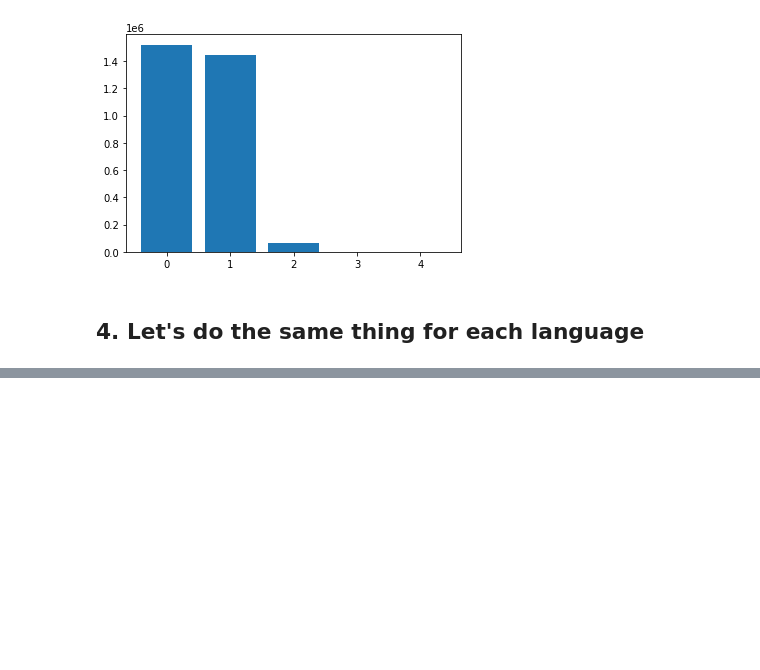
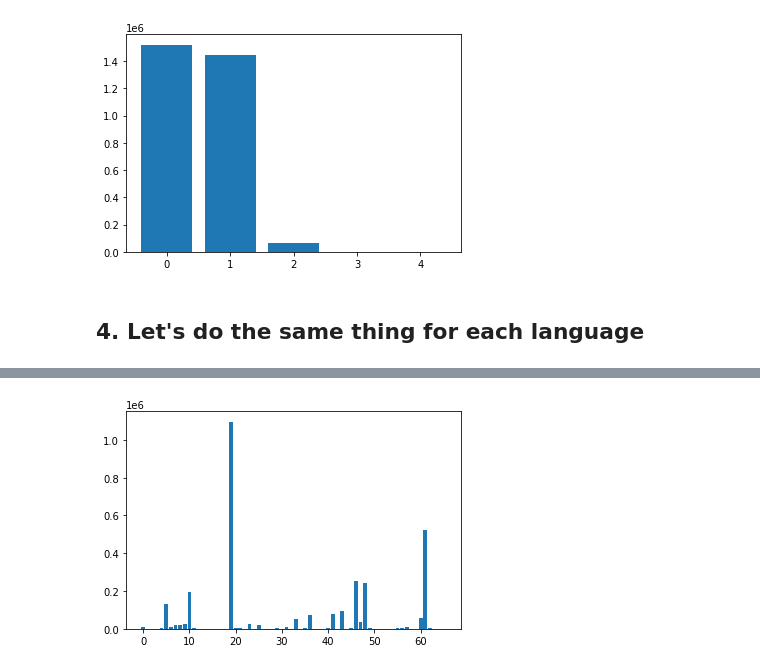
Before and after one commit to RecKIE7/recsys2021-twitter, a Jupyter notebook: analysis/engagement.ipynb, the cells around one changed output, grey strips where cells are left out. Saved outputs shown, nothing was run; the diff lists cells and outputs as text; code cells hidden in the pictures; blank space fills up the shorter version.

Commit message:
engagemetns for each language

```diff
--- a/analysis/engagement.ipynb
+++ b/analysis/engagement.ipynb
@@ -141,0 +160,29 @@ df['language'] = ori_df[]
+# %%
+language_types = sorted(df['language'].compute().value_counts().index.to_array())
+n_languages = len(language_types)
+# %%
+# Declaring some auxiliary structures
+n_engagements_arr = np.zeros(n_languages).astype('int32')
+n_positive_engagements_arr = np.empty(n_languages).astype('int32')
+n_negative_engagements_arr = np.empty(n_languages).astype('int32')
+n_like_engagements_arr = np.empty(n_languages).astype('int32')
+n_retweet_engagements_arr = np.empty(n_languages).astype('int32')
+n_reply_engagements_arr = np.empty(n_languages) .astype('int32')
+n_comment_engagements_arr = np.empty(n_languages).astype('int32')
+# %%
+computed_df = df.compute()
+# %%
+for i in language_types:
+    sub_df = computed_df[computed_df['language'] == i]
+    n_engagements_arr[i] = len(sub_df)
+    n_positive_engagements_arr[i] = sub_df['is_positive'].sum()
+    n_negative_engagements_arr[i] = sub_df['is_negative'].sum()
+    n_like_engagements_arr[i] = sub_df['is_like'].sum()
+    n_retweet_engagements_arr[i] = sub_df['is_retweet'].sum()
+    n_reply_engagements_arr[i] = sub_df['is_reply'].sum()
+    n_comment_engagements_arr[i] = sub_df['is_comment'].sum()
+# %%
+plt.bar(language_types, n_engagements_arr)
+plt.show()
+# %% [output]
+[figure, added]
```
Also changed, not shown: parts of 11 cells of this notebook, 1 other file.
